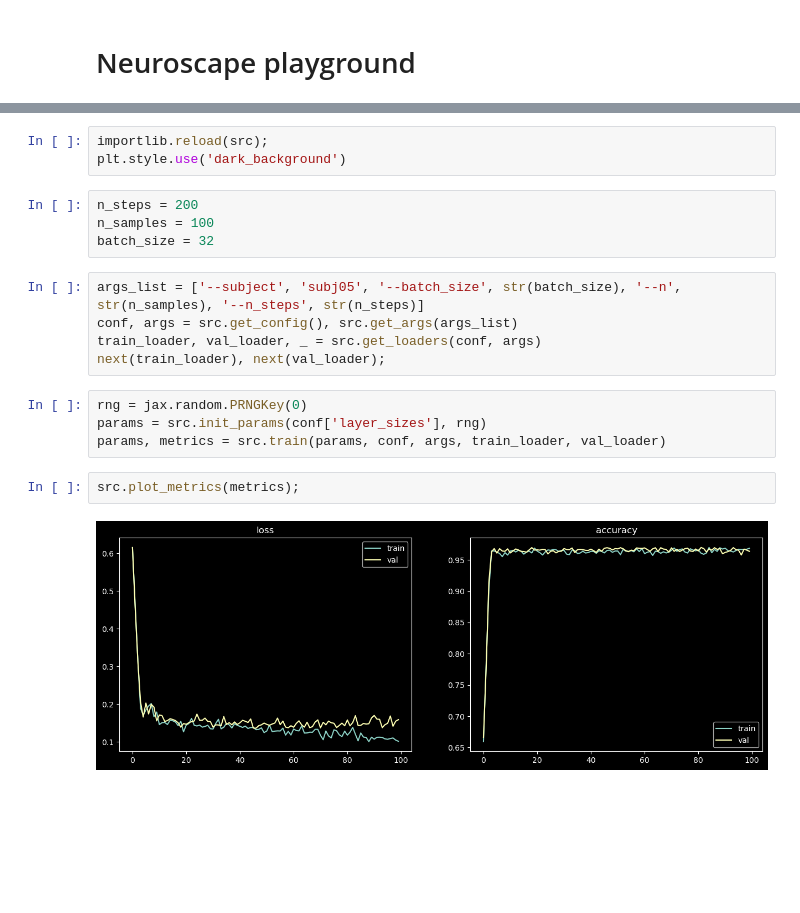
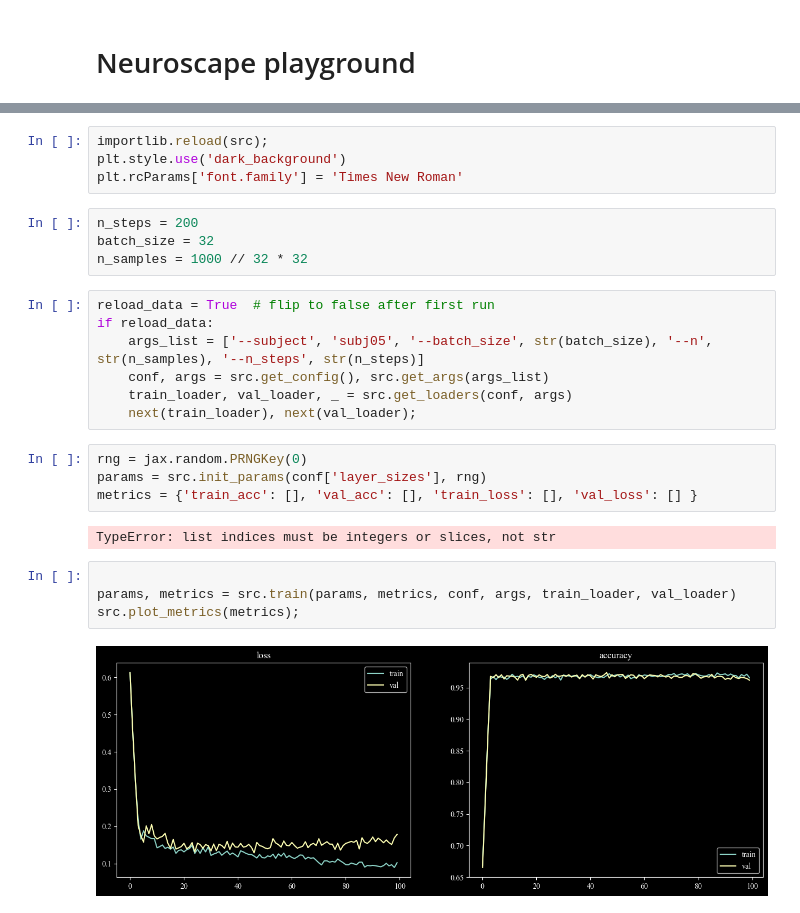
Before and after one commit to syrkis/neuroscope, a Jupyter notebook: notebook.ipynb, the cells around one changed output, grey strips where cells are left out. Drawn from its saved outputs; the diff is of its cells as text; blank space fills up the shorter version.

```diff
--- a/notebook.ipynb
+++ b/notebook.ipynb
@@ -11,20 +13,27 @@ from matplotlib import pyplot as plt
 # %%
 importlib.reload(src);
 plt.style.use('dark_background')
+plt.rcParams['font.family'] = 'Times New Roman'
 # %%
 n_steps = 200
-n_samples = 100
 batch_size = 32
+n_samples = 1000 // 32 * 32
 # %%
-args_list = ['--subject', 'subj05', '--batch_size', str(batch_size), '--n', str(n_samples), '--n_steps', str(n_steps)]
-conf, args = src.get_config(), src.get_args(args_list)
-train_loader, val_loader, _ = src.get_loaders(conf, args)
-next(train_loader), next(val_loader);
+reload_data = True  # flip to false after first run
+if reload_data:
+    args_list = ['--subject', 'subj05', '--batch_size', str(batch_size), '--n', str(n_samples), '--n_steps', str(n_steps)]
+    conf, args = src.get_config(), src.get_args(args_list)
+    train_loader, val_loader, _ = src.get_loaders(conf, args)
+    next(train_loader), next(val_loader);
 # %%
 rng = jax.random.PRNGKey(0)
 params = src.init_params(conf['layer_sizes'], rng)
-params, metrics = src.train(params, conf, args, train_loader, val_loader)
+metrics = {'train_acc': [], 'val_acc': [], 'train_loss': [], 'val_loss': [] }
+# %% [output]
+TypeError: list indices must be integers or slices, not str
-# %%
-src.plot_metrics(metrics);
-# %% [output]
-[figure, removed]
+# %%
+
+params, metrics = src.train(params, metrics, conf, args, train_loader, val_loader)
+src.plot_metrics(metrics);
+# %% [output]
+[figure, added]
```
Also changed, not shown: parts of 5 cells of this notebook, 4 other files.
